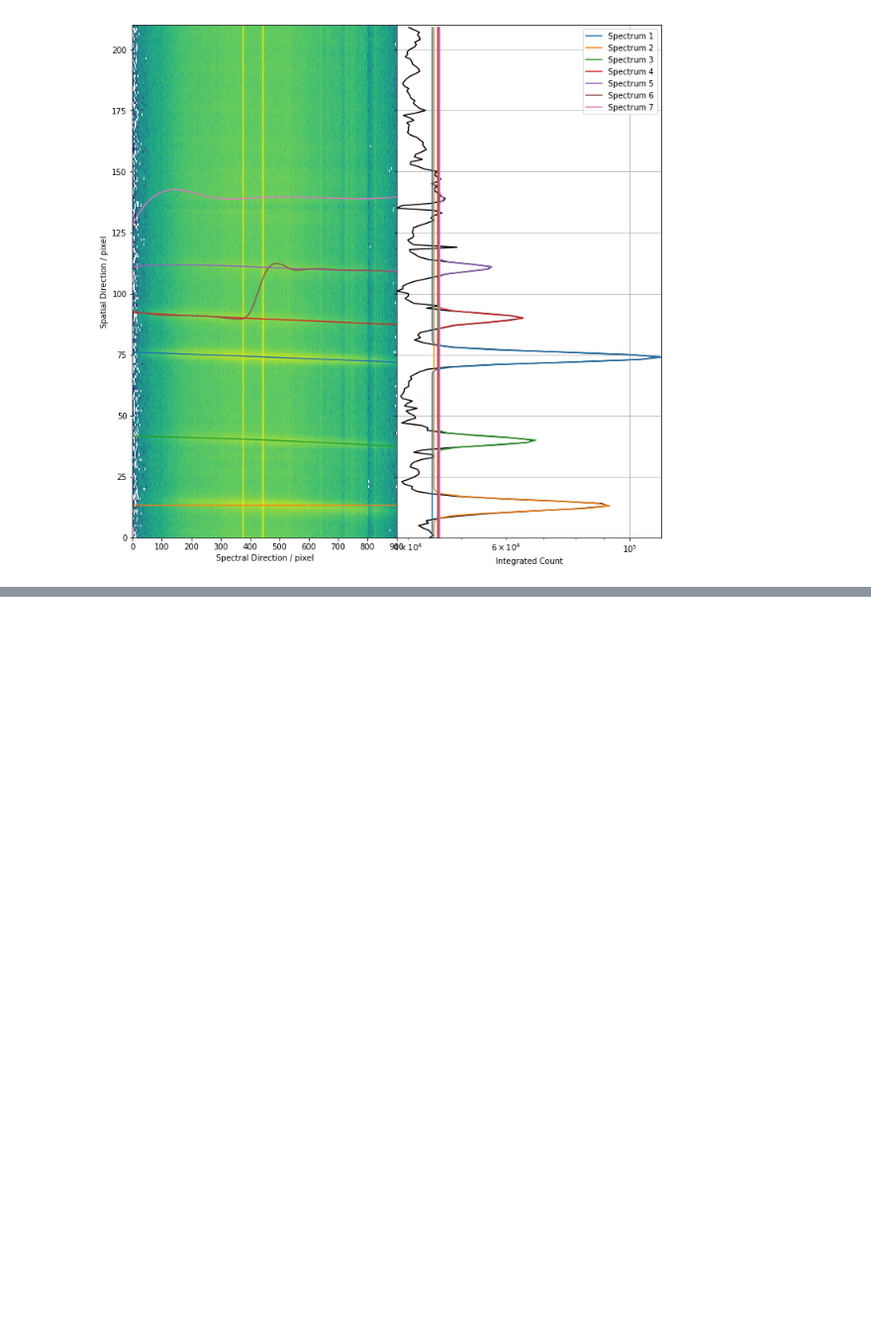
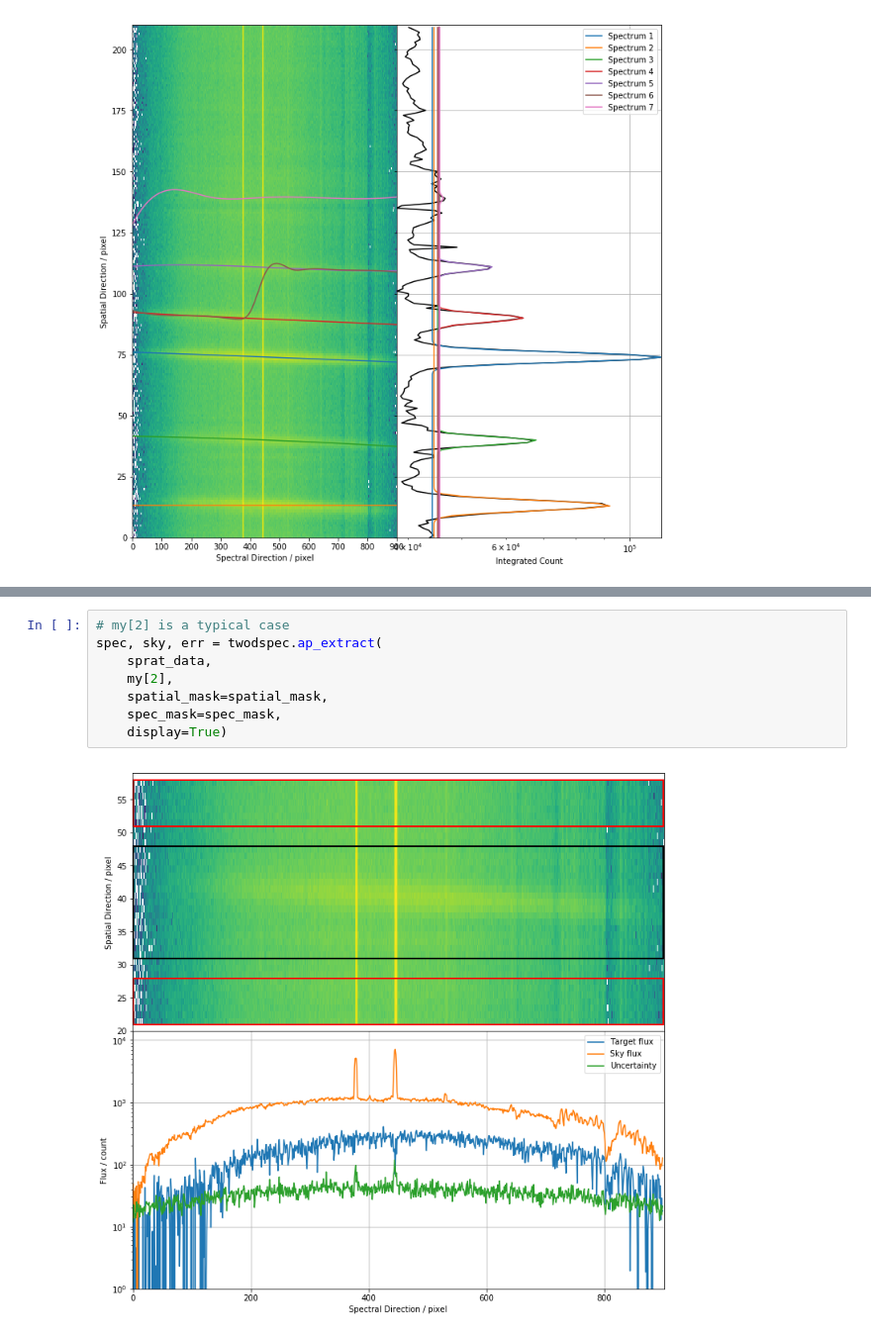
Before and after one commit to cylammarco/ASPIRED, a Jupyter notebook: SPRAT_2dspec_BLAP09.ipynb, the cells around one changed output, grey strips where cells are left out. Shown at 99% size. Drawn from its saved outputs; the diff is of its cells as text; blank space fills up the shorter version.

```diff
--- a/SPRAT_2dspec_BLAP09.ipynb
+++ b/SPRAT_2dspec_BLAP09.ipynb
@@ -72,0 +90,10 @@ spec, sky, err = twodspec.ap_extract(sprat_data, my[0], spatial_mask=spatial_mas
+# %%
+# my[2] is a typical case
+spec, sky, err = twodspec.ap_extract(
+    sprat_data,
+    my[2],
+    spatial_mask=spatial_mask,
+    spec_mask=spec_mask,
+    display=True)
+# %% [output]
+[figure, added]
```
Also changed, not shown: parts of 3 cells of this notebook, 1 other file.
